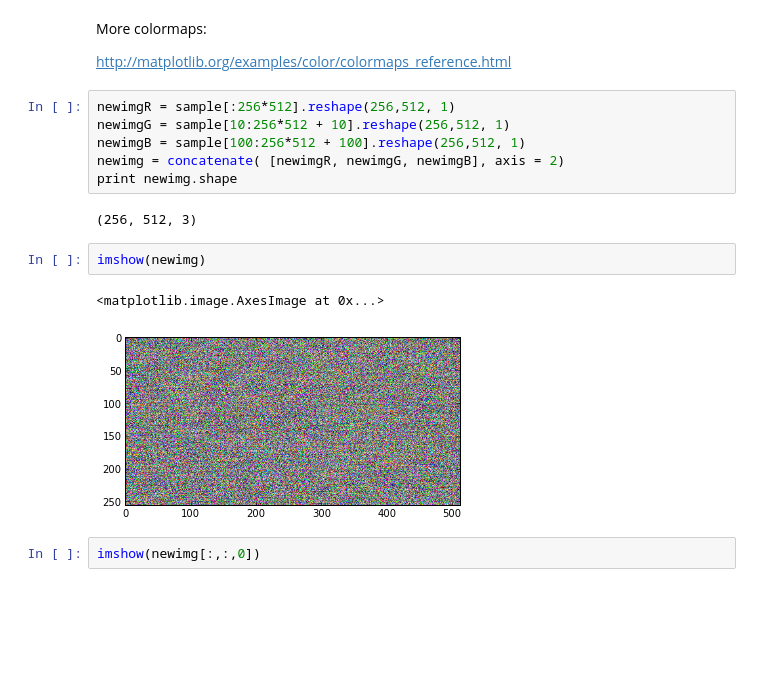
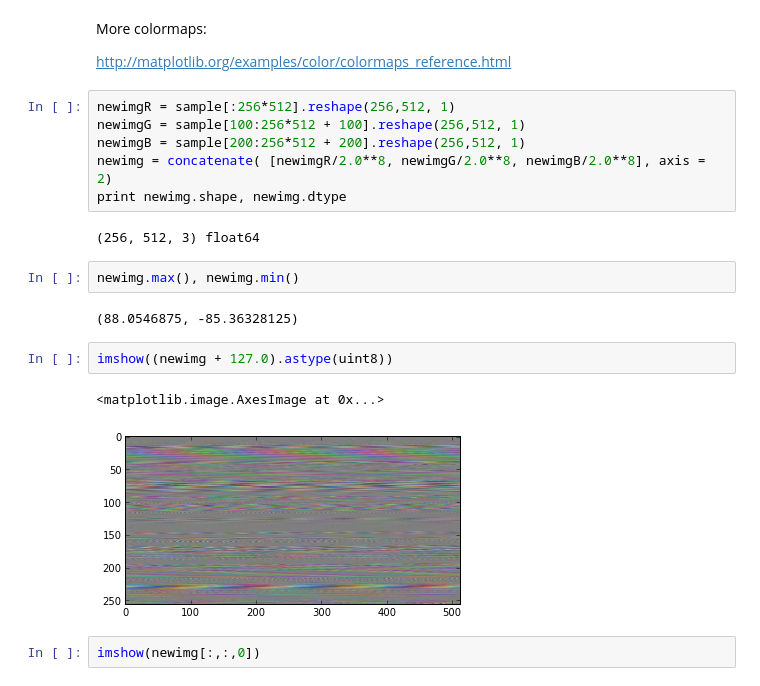
Before and after one commit to mantaraya36/201A-ipython, a Jupyter notebook: Image and Audio IO.ipynb, the cells around one changed output. Saved outputs shown, nothing was run; the diff lists cells and outputs as text; blank space fills up the shorter version.

```diff
--- a/Image and Audio IO.ipynb
+++ b/Image and Audio IO.ipynb
@@ -109,17 +109,21 @@ More colormaps:
 http://matplotlib.org/examples/color/colormaps_reference.html
 # %%
 newimgR = sample[:256*512].reshape(256,512, 1)
-newimgG = sample[10:256*512 + 10].reshape(256,512, 1)
-newimgB = sample[100:256*512 + 100].reshape(256,512, 1)
-newimg = concatenate( [newimgR, newimgG, newimgB], axis = 2)
-print newimg.shape
+newimgG = sample[100:256*512 + 100].reshape(256,512, 1)
+newimgB = sample[200:256*512 + 200].reshape(256,512, 1)
+newimg = concatenate( [newimgR/2.0**8, newimgG/2.0**8, newimgB/2.0**8], axis = 2)
+print newimg.shape, newimg.dtype
 # %% [output]
-(256, 512, 3)
+(256, 512, 3) float64
+# %%
+newimg.max(), newimg.min()
+# %% [output]
+(88.0546875, -85.36328125)
 # %%
-imshow(newimg)
+imshow((newimg + 127.0).astype(uint8))
 # %% [output]
 <matplotlib.image.AxesImage at 0x...>
-[figure, old version]
+[figure, new version]
 # %%
 imshow(newimg[:,:,0])
 # %% [output]
```
Also changed, not shown: parts of 8 cells of this notebook, 2 other files.
